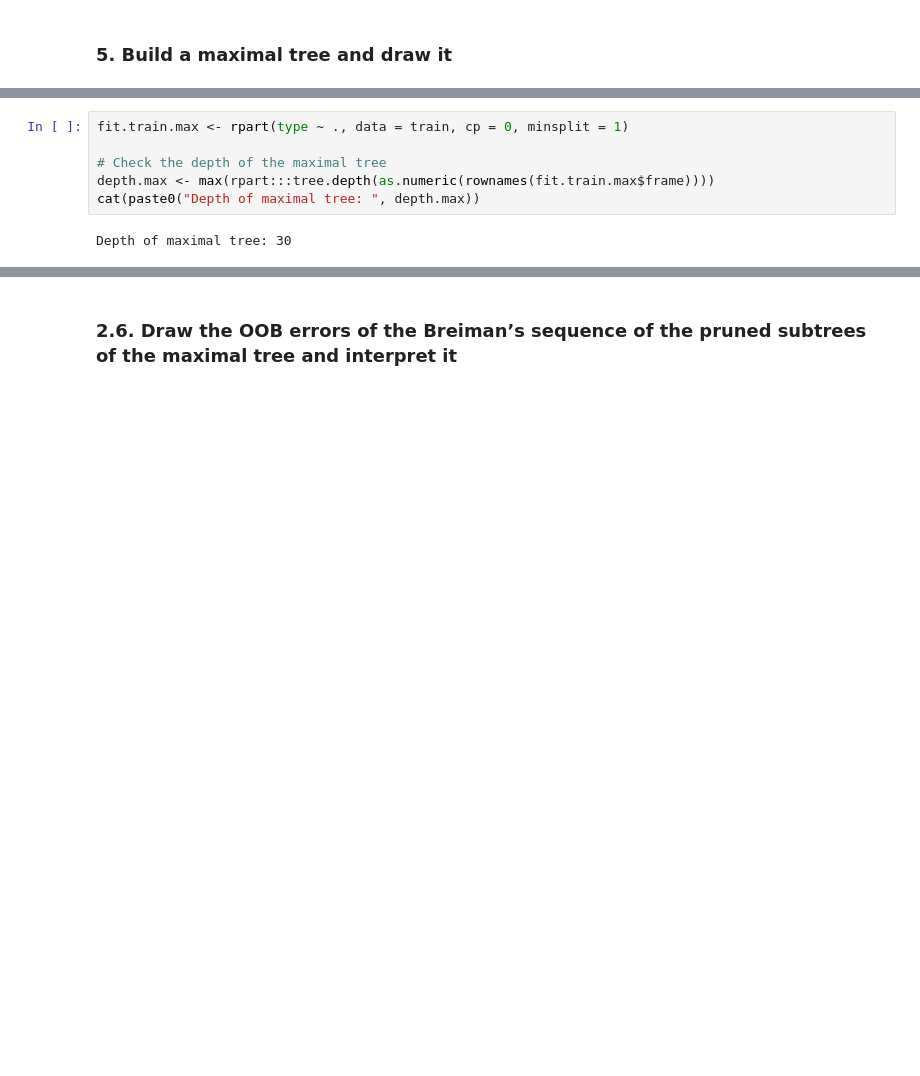
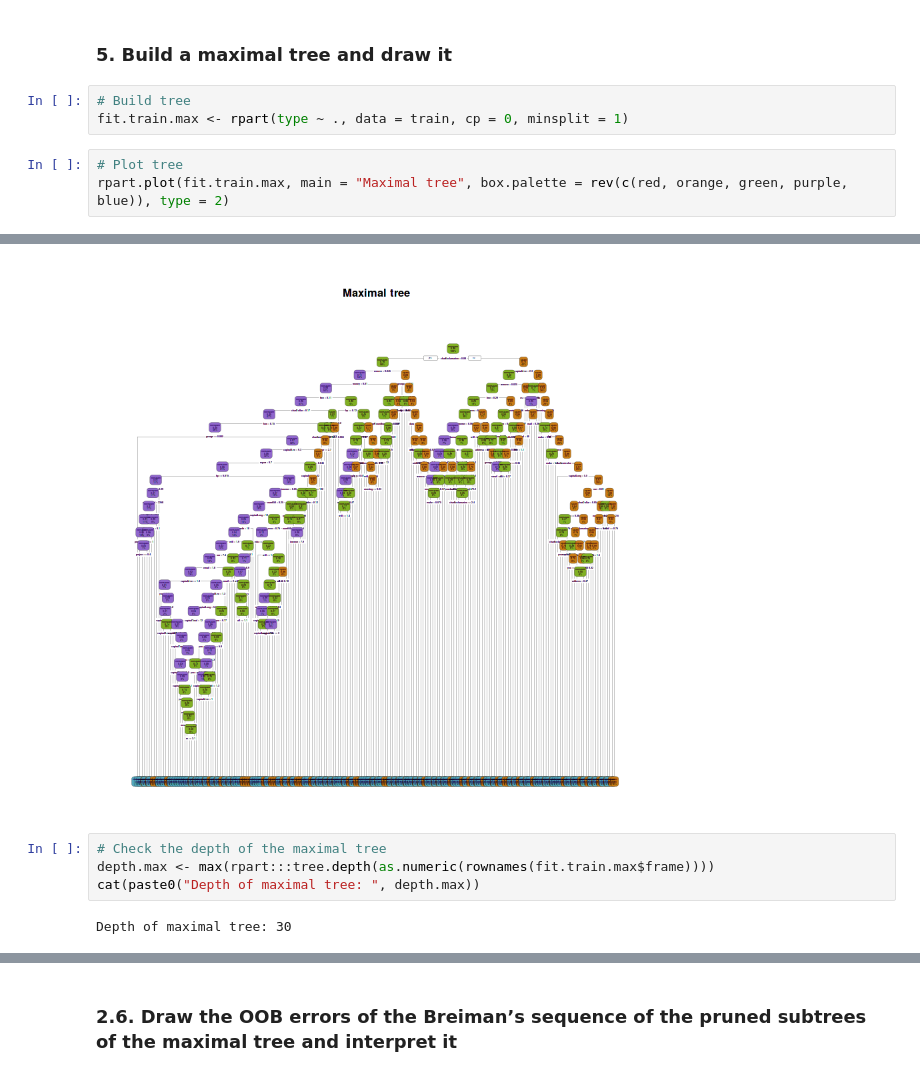
Before and after one commit to guzmanlopez/ACRRF_course, a Jupyter notebook: trabajo-final.ipynb, the cells around one changed output, grey strips where cells are left out. Cells and saved outputs as stored; diff of their text form; blank space fills up the shorter version.

```diff
--- a/trabajo-final.ipynb
+++ b/trabajo-final.ipynb
@@ -271,3 +274,10 @@ fit.train.d1$splits
 | all | 0 | -1 | 0.6780503 | 0.2650 | 0.2318519 |
 # %% [markdown]
 ### 5. Build a maximal tree and draw it
+# %%
+# Build tree
+fit.train.max <- rpart(type ~ ., data = train, cp = 0, minsplit = 1)
+# %%
+# Plot tree
+rpart.plot(fit.train.max, main = "Maximal tree", box.palette = rev(c(red, orange, green, purple, blue)), type = 2)
+# %% [output]
@@ -274,6 +286,5 @@ fit.train.d1$splits
+[figure, added]
 # %%
-fit.train.max <- rpart(type ~ ., data = train, cp = 0, minsplit = 1)
-
 # Check the depth of the maximal tree
 depth.max <- max(rpart:::tree.depth(as.numeric(rownames(fit.train.max$frame))))
 cat(paste0("Depth of maximal tree: ", depth.max))
```
Also changed, not shown: parts of 28 cells of this notebook.
